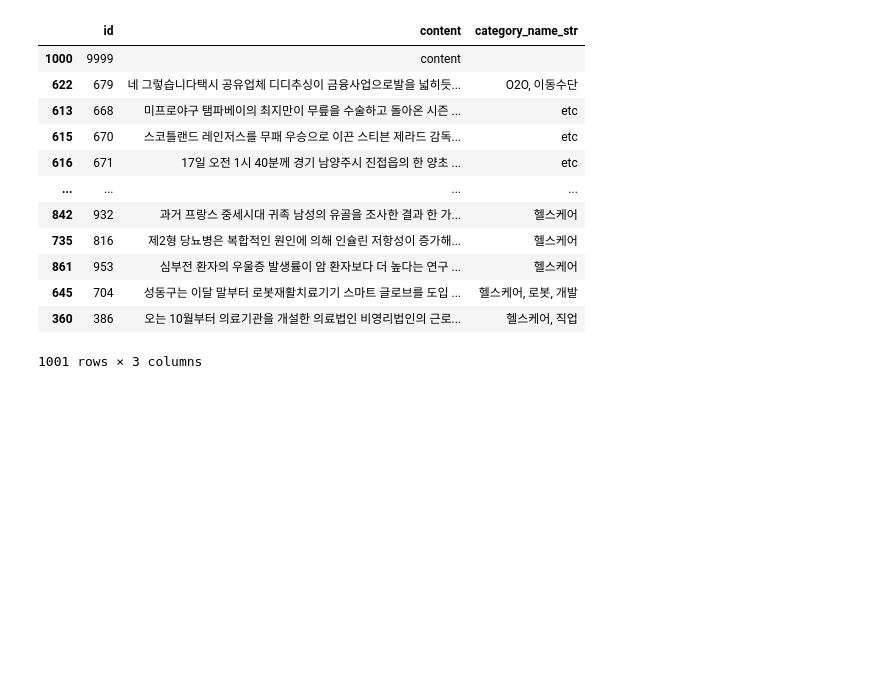
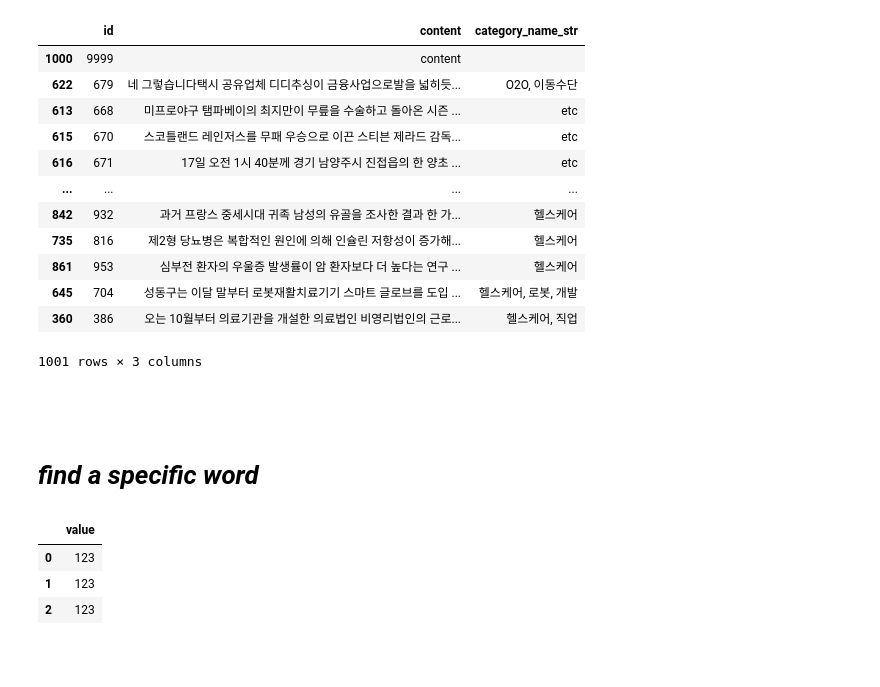
Before and after one commit to hipster4020/data_processing, a Jupyter notebook: pandas/processing_skill.ipynb, the cells around one changed output. Drawn from its saved outputs; the diff is of its cells as text; code cells hidden in the pictures; blank space fills up the shorter version.

```diff
--- a/pandas/processing_skill.ipynb
+++ b/pandas/processing_skill.ipynb
@@ -291,3 +291,16 @@ df3.sort_values(by='category_name_str')
 | 645 | 704 | 성동구는 이달 말부터 로봇재활치료기기 스마트 글로브를 도입 ... | 헬스케어, 로봇, 개발 |
 | 360 | 386 | 오는 10월부터 의료기관을 개설한 의료법인 비영리법인의 근로... | 헬스케어, 직업 |
 1001 rows × 3 columns
+# %% [markdown]
+#
+# %% [markdown]
+# *find a specific word*
+# %%
+df = df[df.value.str.contains('123')]
+# %%
+df.head()
+# %% [output]
+|  | value |
+| 0 | 123 |
+| 1 | 123 |
+| 2 | 123 |
```
Also changed, not shown: parts of 3 cells of this notebook.
